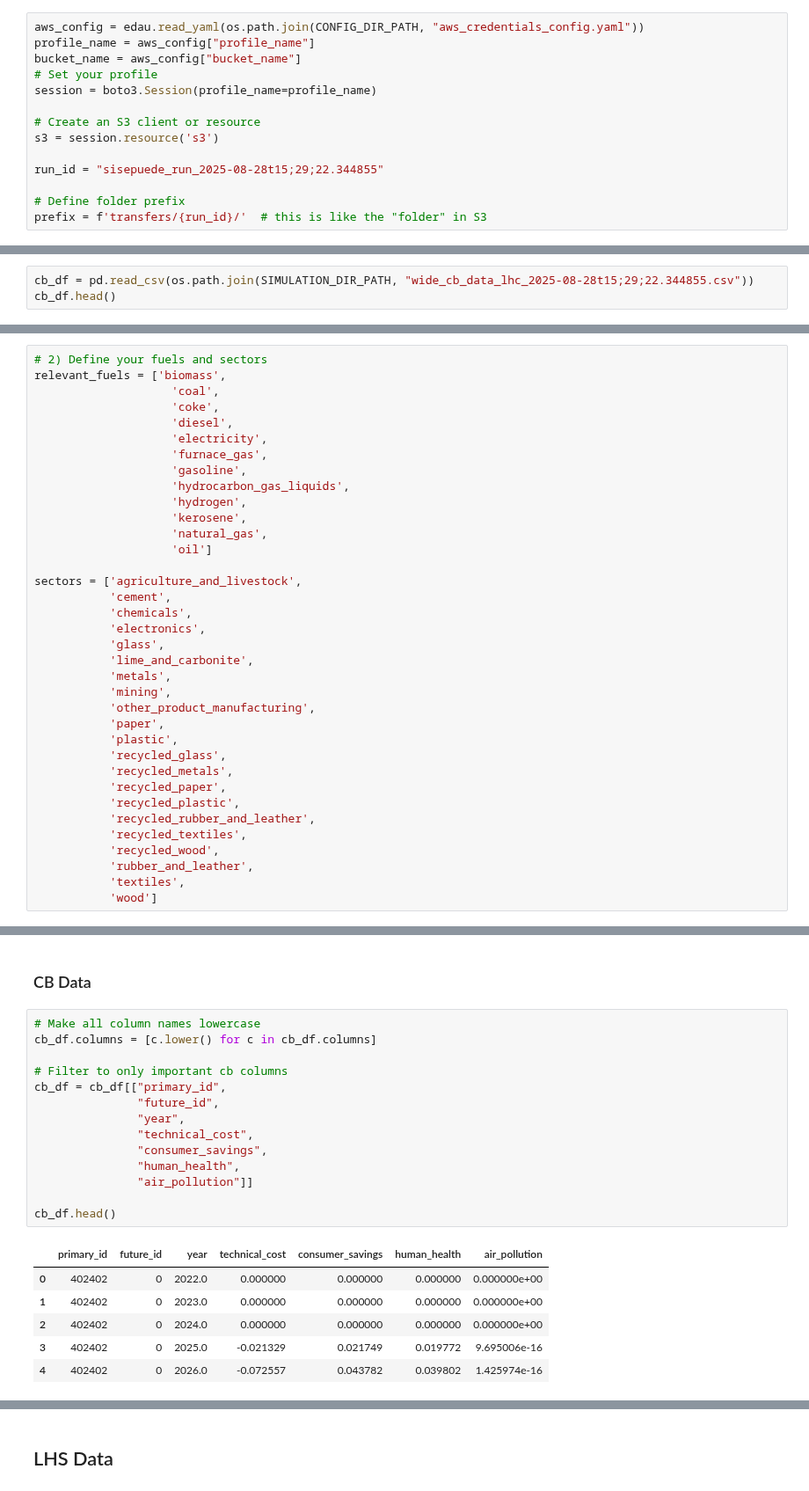
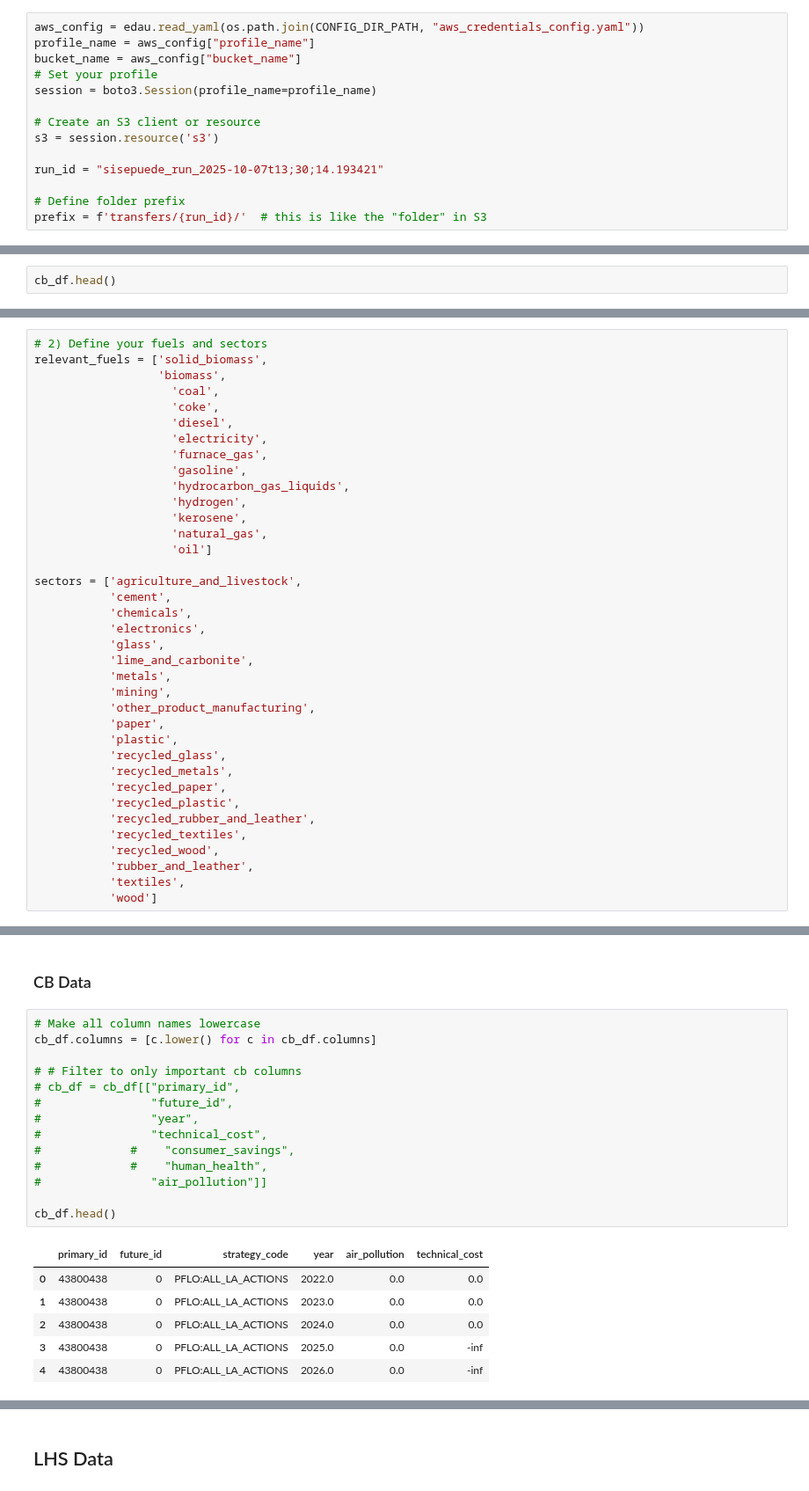
Before and after one commit to sisepuede-framework/ssp_louisiana, a Jupyter notebook: metamodel/notebooks/etl_5.3.ipynb, the cells around one changed output, grey strips where cells are left out. Shown at 88% size. Cells and saved outputs as stored; diff of their text form.

```diff
--- a/metamodel/notebooks/etl_5.3.ipynb
+++ b/metamodel/notebooks/etl_5.3.ipynb
@@ -32,7 +45,7 @@ session = boto3.Session(profile_name=profile_name)
 # Create an S3 client or resource
 s3 = session.resource('s3')
 
-run_id = "sisepuede_run_2025-08-28t15;29;22.344855"
+run_id = "sisepuede_run_2025-10-07t13;30;14.193421"
 
 # Define folder prefix
 prefix = f'transfers/{run_id}/'  # this is like the "folder" in S3
@@ -193,6 +425,5 @@ wide_inputs_outputs_df.primary_id.nunique()
 # %% [markdown]
 ## Load Costs-Benefits Data
 # %%
-cb_df = pd.read_csv(os.path.join(SIMULATION_DIR_PATH, "wide_cb_data_lhc_2025-08-28t15;29;22.344855.csv"))
 cb_df.head()
 # %% [output]
@@ -264,6 +483,7 @@ industrial_production_df
 # %%
 # 2) Define your fuels and sectors
-relevant_fuels = ['biomass',
+relevant_fuels = ['solid_biomass',
+                  'biomass',
                     'coal',
                     'coke',
                     'diesel',
@@ -406,24 +755,24 @@ np.int64(0)
 # %%
 # Make all column names lowercase
 cb_df.columns = [c.lower() for c in cb_df.columns]
 
-# Filter to only important cb columns
-cb_df = cb_df[["primary_id",
-               "future_id",
-               "year",
-               "technical_cost",
-               "consumer_savings",
-               "human_health",
-               "air_pollution"]]
+# # Filter to only important cb columns
+# cb_df = cb_df[["primary_id",
+#                "future_id",
+#                "year",
+#                "technical_cost",
+#             #    "consumer_savings",
+#             #    "human_health",
+#                "air_pollution"]]
 
 cb_df.head()
 # %% [output]
-|  | primary_id | future_id | year | technical_cost | consumer_savings | human_health | air_pollution |
-| 0 | 402402 | 0 | 2022.0 | 0.000000 | 0.000000 | 0.000000 | 0.000000e+00 |
-| 1 | 402402 | 0 | 2023.0 | 0.000000 | 0.000000 | 0.000000 | 0.000000e+00 |
-| 2 | 402402 | 0 | 2024.0 | 0.000000 | 0.000000 | 0.000000 | 0.000000e+00 |
-| 3 | 402402 | 0 | 2025.0 | -0.021329 | 0.021749 | 0.019772 | 9.695006e-16 |
-| 4 | 402402 | 0 | 2026.0 | -0.072557 | 0.043782 | 0.039802 | 1.425974e-16 |
+|  | primary_id | future_id | strategy_code | year | air_pollution | technical_cost |
+| 0 | 43800438 | 0 | PFLO:ALL_LA_ACTIONS | 2022.0 | 0.0 | 0.0 |
+| 1 | 43800438 | 0 | PFLO:ALL_LA_ACTIONS | 2023.0 | 0.0 | 0.0 |
+| 2 | 43800438 | 0 | PFLO:ALL_LA_ACTIONS | 2024.0 | 0.0 | 0.0 |
+| 3 | 43800438 | 0 | PFLO:ALL_LA_ACTIONS | 2025.0 | 0.0 | -inf |
+| 4 | 43800438 | 0 | PFLO:ALL_LA_ACTIONS | 2026.0 | 0.0 | -inf |
 # %%
 cb_df.tail()
 # %% [output]
```
Also changed, not shown: parts of 83 cells of this notebook, 2 other files.
